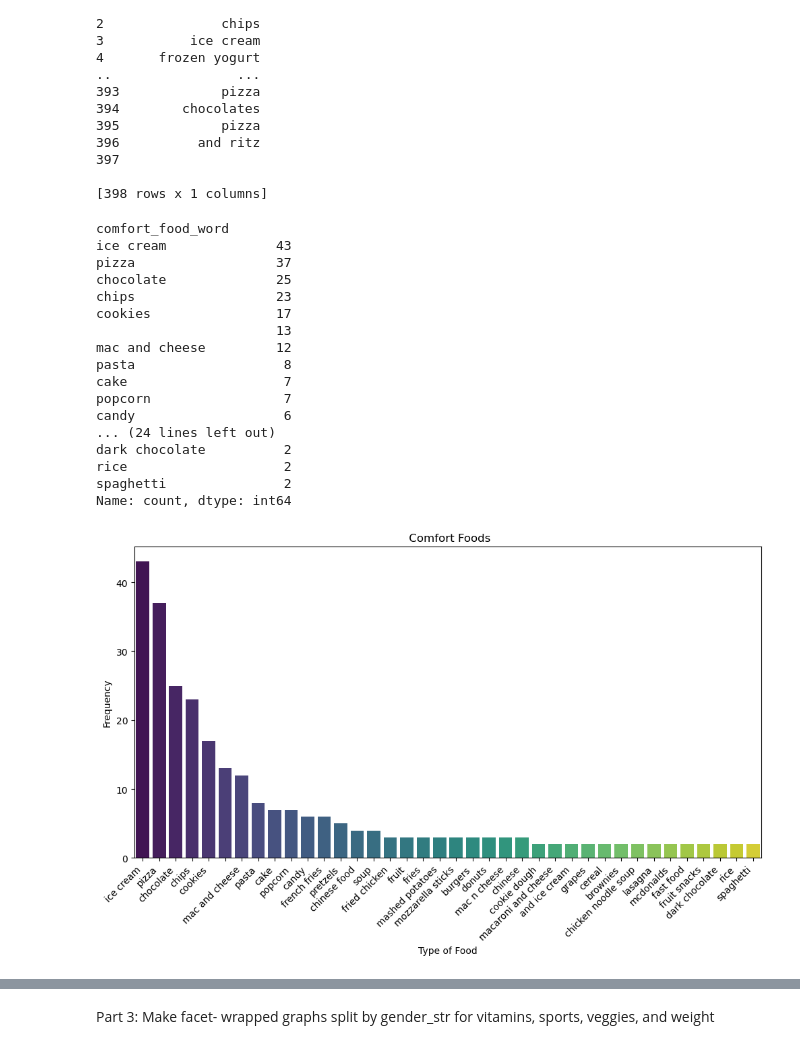
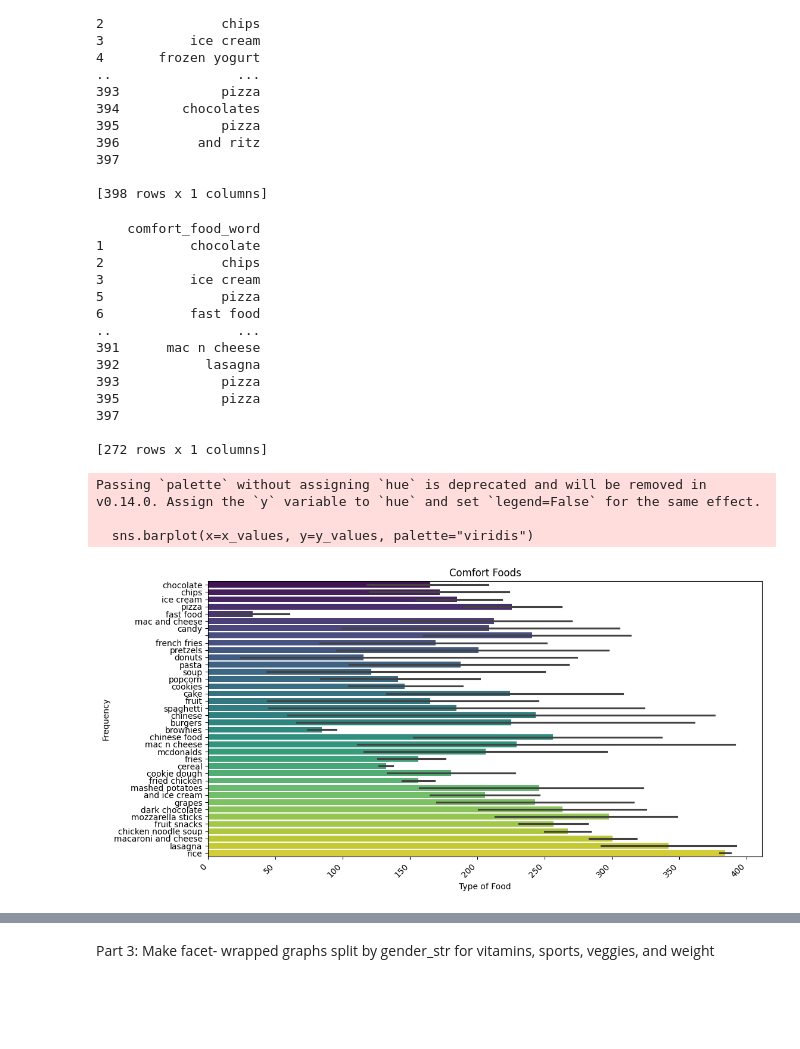
Before and after one commit to MattBlack9/stat386_project, a Jupyter notebook: jensen_code.ipynb, the cells around one changed output, grey strips where cells are left out. Drawn from its saved outputs; the diff is of its cells as text; code cells hidden in the pictures; blank space fills up the shorter version.

```diff
--- a/jensen_code.ipynb
+++ b/jensen_code.ipynb
@@ -67,37 +68,52 @@ print(comfort_food)
 # %%
 #graph
 
 word_counts = comfort_food['comfort_food_word'].value_counts()
 word_counts_filtered = word_counts[word_counts > 1]
-print(word_counts_filtered)
+#print(word_counts_filtered)
 
-# there is 38 foods that occur more than once
+comfort_food_filtered = comfort_food[comfort_food['comfort_food_word'].isin(word_counts_filtered.index)]
+print(comfort_food_filtered)
+
+# # there is 38 foods that occur more than once
+# # Use Seaborn for the bar plot
+# plt.figure(figsize=(12, 6))
+# sns.barplot(x=word_counts_filtered.index, y=word_counts_filtered.values, palette="viridis")
+# plt.title(' Comfort Foods')
+# plt.xlabel('Type of Food')
+# plt.ylabel('Frequency')
+# plt.xticks(rotation=45, ha='right')  # Rotate x-axis labels for better readability
+# plt.show()
+
+x_values = comfort_food_filtered.index
+y_values = comfort_food_filtered['comfort_food_word'].values
+
 # Use Seaborn for the bar plot
 plt.figure(figsize=(12, 6))
-sns.barplot(x=word_counts_filtered.index, y=word_counts_filtered.values, palette="viridis")
-plt.title(' Comfort Foods')
+sns.barplot(x=x_values, y=y_values, palette="viridis")
+plt.title('Comfort Foods')
 plt.xlabel('Type of Food')
 plt.ylabel('Frequency')
 plt.xticks(rotation=45, ha='right')  # Rotate x-axis labels for better readability
 plt.show()
 # %% [output]
-comfort_food_word
-ice cream              43
-pizza                  37
-chocolate              25
-chips                  23
-cookies                17
-                       13
-mac and cheese         12
-pasta                   8
-cake                    7
-popcorn                 7
-candy                   6
-... (24 lines left out)
-dark chocolate          2
-rice                    2
-spaghetti               2
-Name: count, dtype: int64
+    comfort_food_word
+1           chocolate
+2               chips
+3           ice cream
+5               pizza
+6           fast food
+..                ...
+391      mac n cheese
+392           lasagna
+393             pizza
+395             pizza
+397
+
+[272 rows x 1 columns]
+Passing `palette` without assigning `hue` is deprecated and will be removed in v0.14.0. Assign the `y` variable to `hue` and set `legend=False` for the same effect.
+
+  sns.barplot(x=x_values, y=y_values, palette="viridis")
-[figure, old version]
+[figure, new version]
 # %%
 comfort_food_reasons = to_vector_of_strings(food, "comfort_food_reasons")
```
Also changed, not shown: parts of 7 cells of this notebook, 12 other files.
